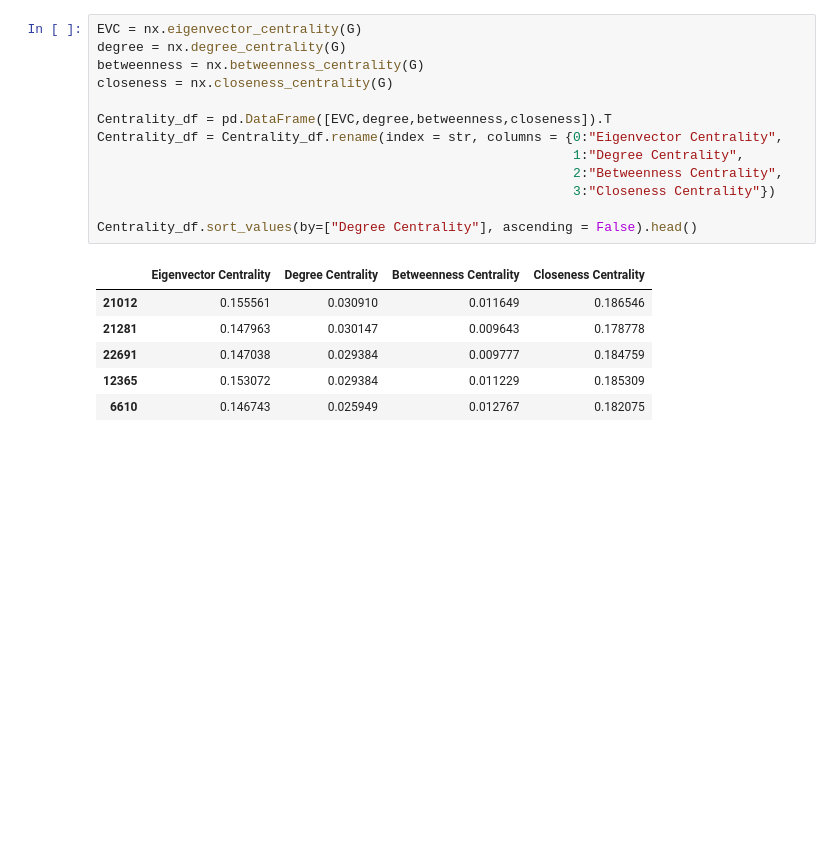
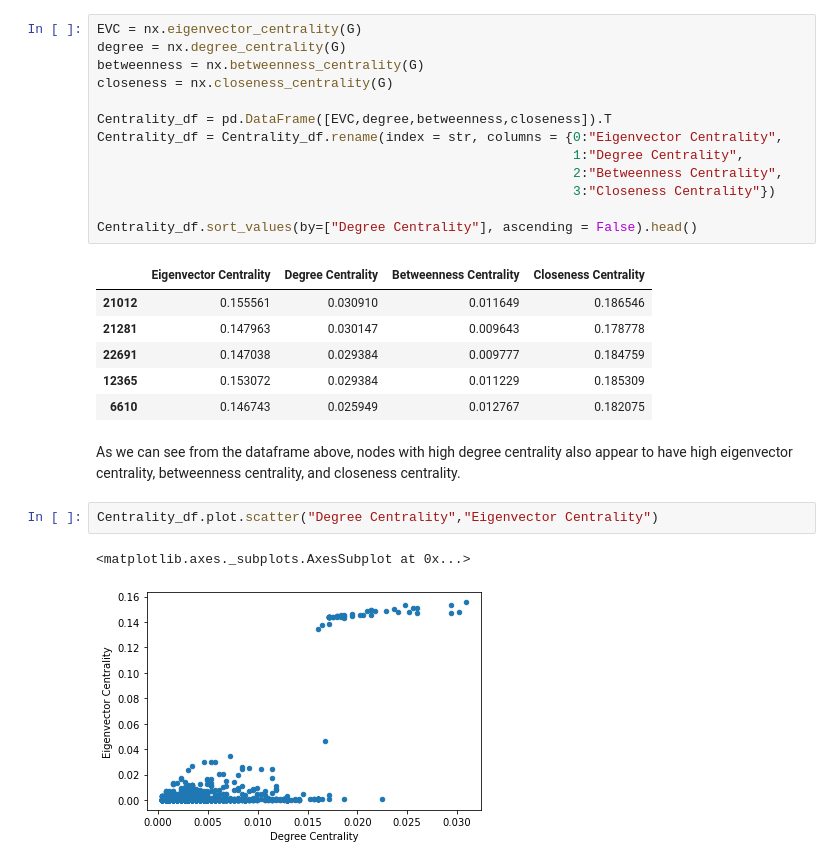
Before and after one commit to mharrisonbaker/DATA620, a Jupyter notebook: Untitled1.ipynb, the cells around one changed output. Drawn from its saved outputs; the diff is of its cells as text; blank space fills up the shorter version.

```diff
--- a/Untitled1.ipynb
+++ b/Untitled1.ipynb
@@ -136,3 +163,10 @@ Centrality_df.sort_values(by=["Degree Centrality"], ascending = False).head()
 | 22691 | 0.147038 | 0.029384 | 0.009777 | 0.184759 |
 | 12365 | 0.153072 | 0.029384 | 0.011229 | 0.185309 |
 | 6610 | 0.146743 | 0.025949 | 0.012767 | 0.182075 |
+# %% [markdown]
+As we can see from the dataframe above, nodes with high degree centrality also appear to have high eigenvector centrality, betweenness centrality, and closeness centrality.
+# %%
+Centrality_df.plot.scatter("Degree Centrality","Eigenvector Centrality")
+# %% [output]
+<matplotlib.axes._subplots.AxesSubplot at 0x...>
+[figure, added]
```
Also changed, not shown: parts of 8 cells of this notebook.
